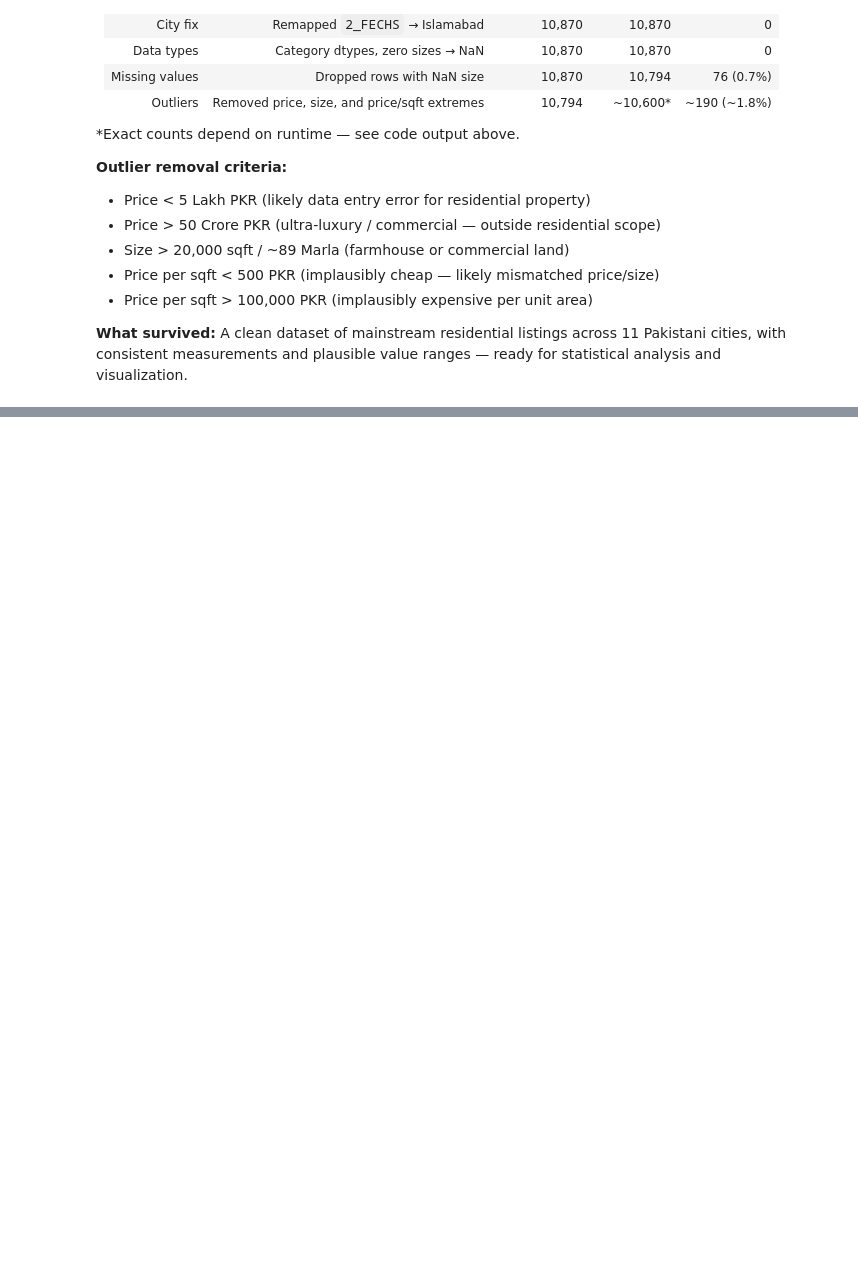
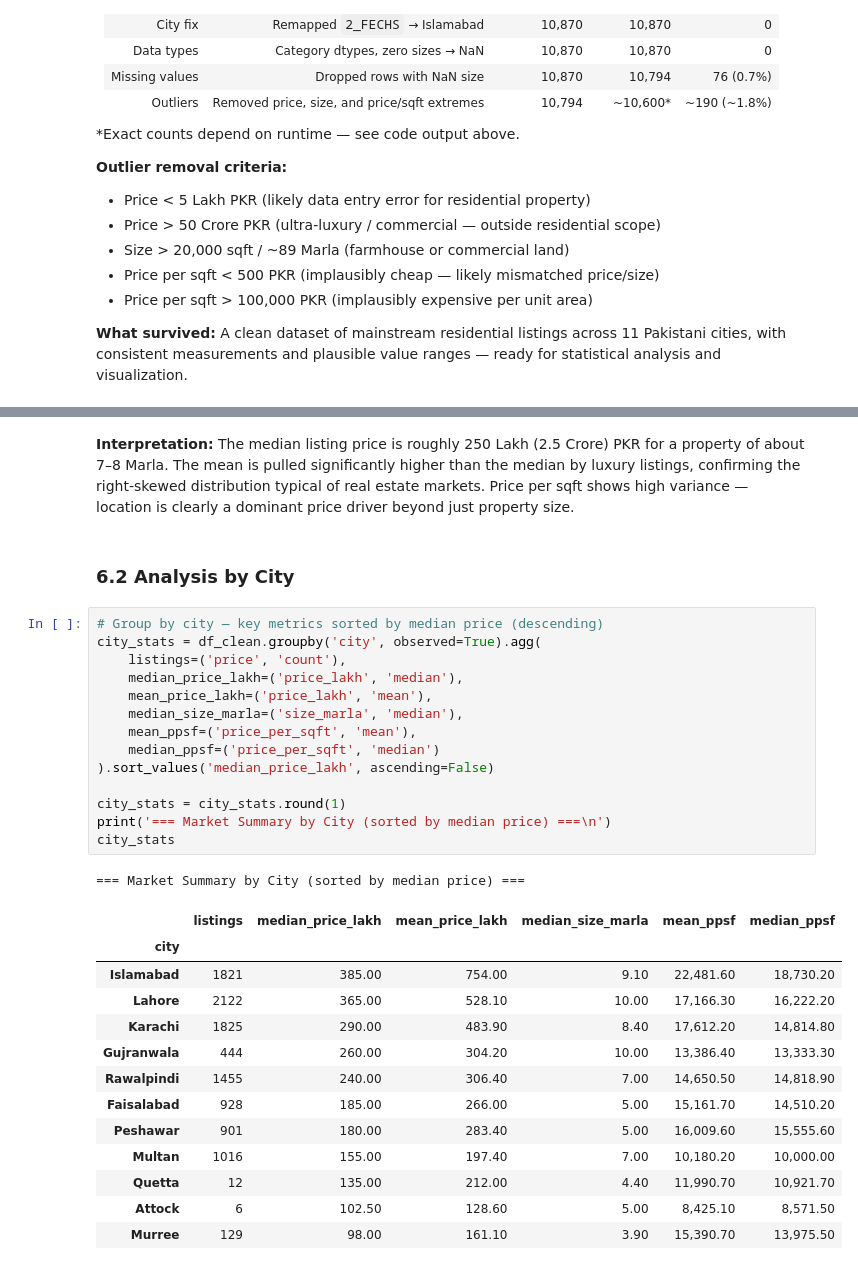
Before and after one commit to TalhaHamdees/pakistan-housing-market-analysis, a Jupyter notebook: notebooks/01_eda_analysis.ipynb, the cells around one changed output, grey strips where cells are left out. Saved outputs shown, nothing was run; the diff lists cells and outputs as text; blank space fills up the shorter version.

```diff
--- a/notebooks/01_eda_analysis.ipynb
+++ b/notebooks/01_eda_analysis.ipynb
@@ -1599,0 +1621,33 @@ print(df_clean['price_band'].value_counts().sort_index().to_string())
+# %% [markdown]
+**Interpretation:** The median listing price is roughly 250 Lakh (2.5 Crore) PKR for a property of about 7–8 Marla. The mean is pulled significantly higher than the median by luxury listings, confirming the right-skewed distribution typical of real estate markets. Price per sqft shows high variance — location is clearly a dominant price driver beyond just property size.
+# %% [markdown]
+### 6.2 Analysis by City
+# %%
+# Group by city — key metrics sorted by median price (descending)
+city_stats = df_clean.groupby('city', observed=True).agg(
+    listings=('price', 'count'),
+    median_price_lakh=('price_lakh', 'median'),
+    mean_price_lakh=('price_lakh', 'mean'),
+    median_size_marla=('size_marla', 'median'),
+    mean_ppsf=('price_per_sqft', 'mean'),
+    median_ppsf=('price_per_sqft', 'median')
+).sort_values('median_price_lakh', ascending=False)
+
+city_stats = city_stats.round(1)
+print('=== Market Summary by City (sorted by median price) ===\n')
+city_stats
+# %% [output]
+=== Market Summary by City (sorted by median price) ===
+|  | listings | median_price_lakh | mean_price_lakh | median_size_marla | mean_ppsf | median_ppsf |
+| city |  |  |  |  |  |  |
+| Islamabad | 1821 | 385.00 | 754.00 | 9.10 | 22,481.60 | 18,730.20 |
+| Lahore | 2122 | 365.00 | 528.10 | 10.00 | 17,166.30 | 16,222.20 |
+| Karachi | 1825 | 290.00 | 483.90 | 8.40 | 17,612.20 | 14,814.80 |
+| Gujranwala | 444 | 260.00 | 304.20 | 10.00 | 13,386.40 | 13,333.30 |
+| Rawalpindi | 1455 | 240.00 | 306.40 | 7.00 | 14,650.50 | 14,818.90 |
+| Faisalabad | 928 | 185.00 | 266.00 | 5.00 | 15,161.70 | 14,510.20 |
+| Peshawar | 901 | 180.00 | 283.40 | 5.00 | 16,009.60 | 15,555.60 |
+| Multan | 1016 | 155.00 | 197.40 | 7.00 | 10,180.20 | 10,000.00 |
+| Quetta | 12 | 135.00 | 212.00 | 4.40 | 11,990.70 | 10,921.70 |
+| Attock | 6 | 102.50 | 128.60 | 5.00 | 8,425.10 | 8,571.50 |
+| Murree | 129 | 98.00 | 161.10 | 3.90 | 15,390.70 | 13,975.50 |
```
Also changed, not shown: parts of 26 cells of this notebook, 1 other file.
